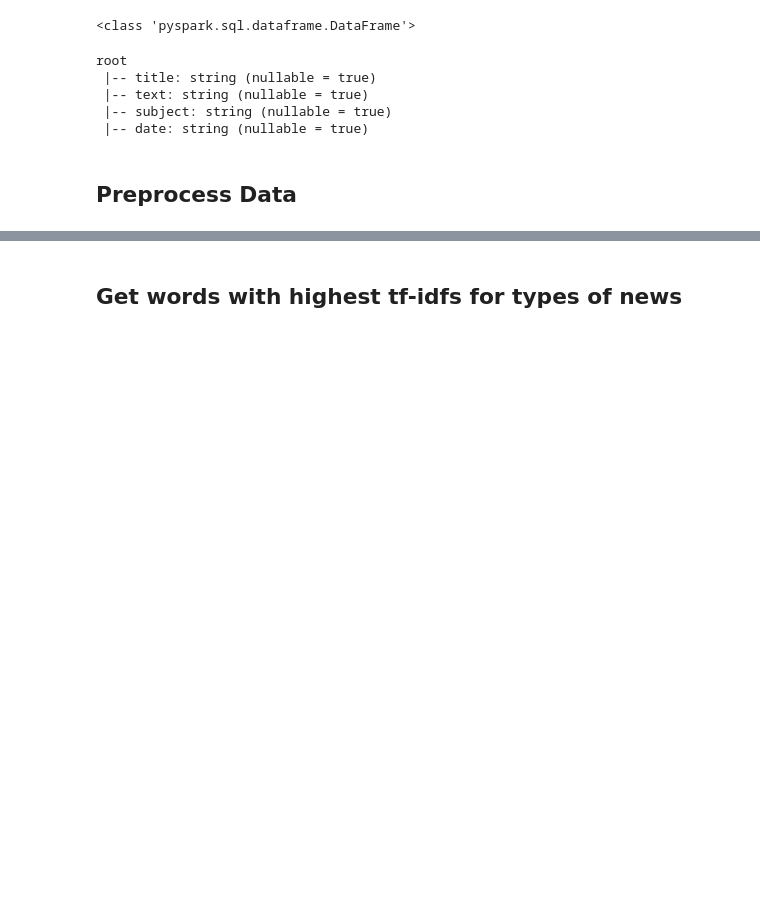
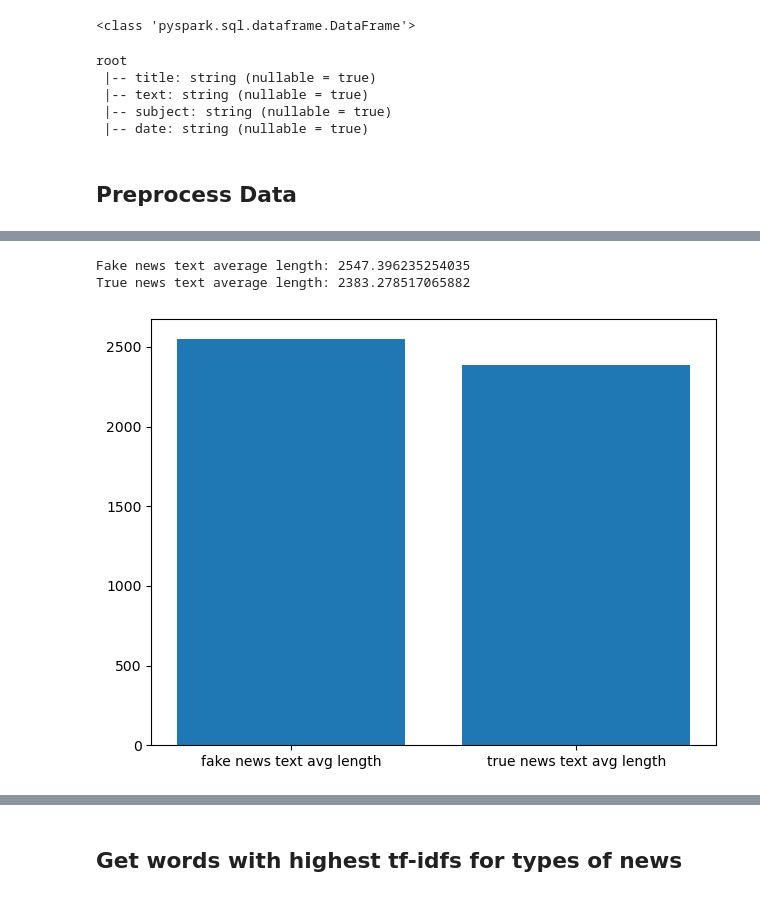
Before and after one commit to leilani-reich/ICS438-FinalProject-FakeNews, a Jupyter notebook: FakeNews.ipynb, the cells around one changed output, grey strips where cells are left out. Drawn from its saved outputs; the diff is of its cells as text; code cells hidden in the pictures; blank space fills up the shorter version.

```diff
--- a/FakeNews.ipynb
+++ b/FakeNews.ipynb
@@ -205,3 +292,29 @@ plt.show()
+# %%
+# Comparing lengths of text of posts for fake and true news
+
+# Fake news average text length
+fake_news_length = fake_df.withColumn("text_length", F.length(fake_df.text))
+fake_news_text_avg = fake_news_length.agg(F.avg(F.col("text_length"))).first()[0]
+
+# True news average title length
+true_news_length = true_df.withColumn("text_length", F.length(true_df.text))
+true_news_text_avg = true_news_length.agg(F.avg(F.col("text_length"))).first()[0]
+
+print("Fake news text average length:", fake_news_text_avg)
+print("True news text average length:", true_news_text_avg)
+
+# Show subject names and corresponding counts in barchart
+plt.bar(x = ["fake news text avg length", "true news text avg length"], height = [fake_news_text_avg, true_news_text_avg])
+
+plt.xticks(rotation=0)
+
+plt.tight_layout()
+
+plt.show()
+# %% [output]
+Fake news text average length: 2547.396235254035
+True news text average length: 2383.278517065882
+[figure, added]
 # %%
 # Preprocess the text data
 from gensim.parsing.preprocessing import remove_stopwords, strip_punctuation, strip_short
```
Also changed, not shown: parts of 33 cells of this notebook.
